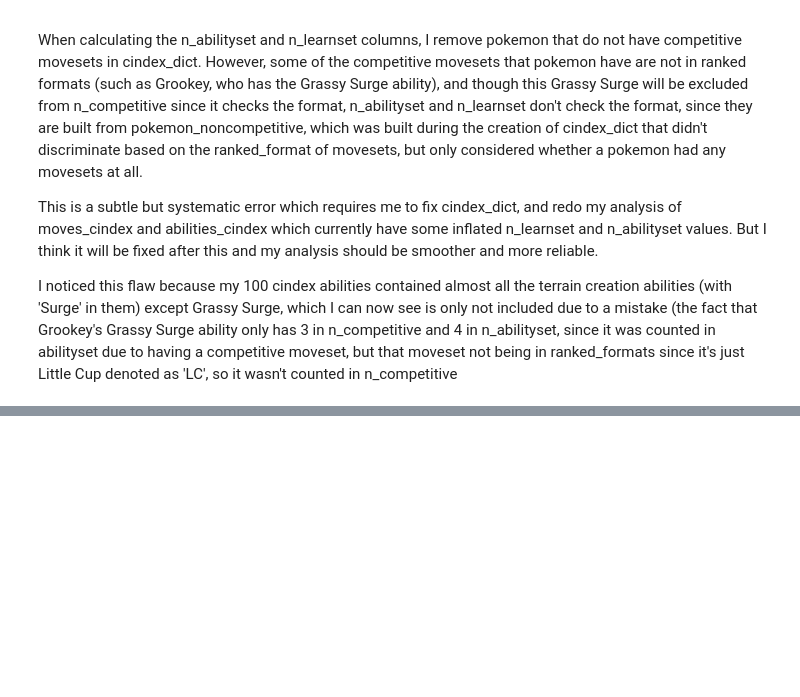
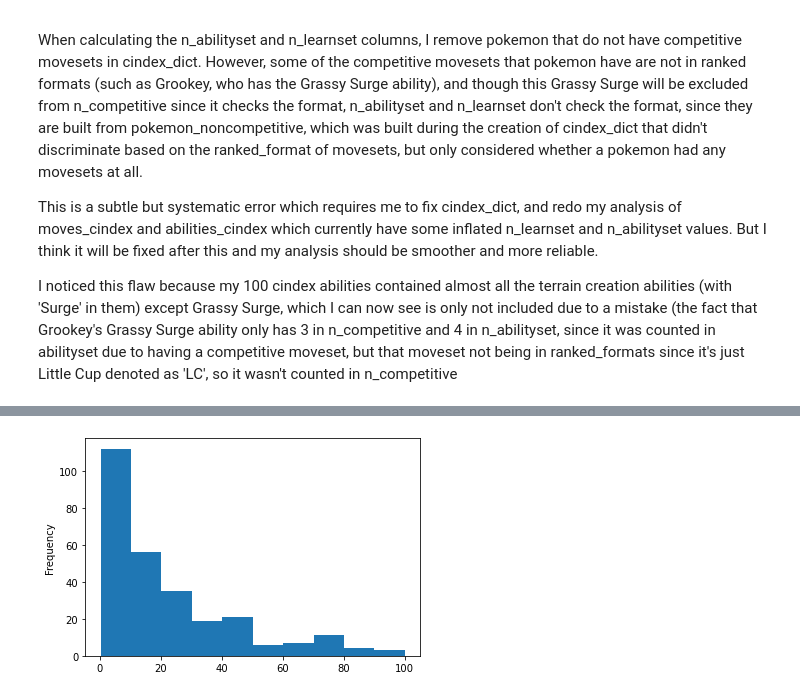
Before and after one commit to MZNewman/Springboard, a Jupyter notebook: SecondCapstone/EDA_experiments.ipynb, the cells around one changed output, grey strips where cells are left out. Cells and saved outputs as stored; diff of their text form; code cells hidden in the pictures; blank space fills up the shorter version.

```diff
--- a/SecondCapstone/EDA_experiments.ipynb
+++ b/SecondCapstone/EDA_experiments.ipynb
@@ -4667,0 +5523,30 @@ I noticed this flaw because my 100 cindex abilities contained almost all the ter
+# %%
+moves_cindex = pd.DataFrame(0, index=pokemon_learnsets_df.columns, columns=['n_learnset', 'n_competitive', 'cindex'])
+
+for pokemon, formatlist in cindex_dict.items():
+    already_checked = []
+    for formatdict in formatlist:
+        formatkey = next(iter(formatdict))
+        if formatkey not in ranked_formats:
+            continue
+        for movesetlist in formatdict.values():
+            for moveset in movesetlist:
+                moveset_name = [name for name in moveset.keys() if name != 'abilities'][0]
+                for move in moveset[moveset_name]:
+                    if move in dup_moves:
+                        move = dup_moves_df.loc[move, 'collapse']
+                    if move not in already_checked:
+                        moves_cindex.loc[move, 'n_competitive'] += 1
+                        already_checked.append(move)
+
+for move in pokemon_learnsets_df.columns:
+    moves_cindex.loc[move, 'n_learnset'] = pokemon_learnsets_df.drop(index=pokemon_noncompetitive)[move].sum()
+
+for move in moves_cindex.index:
+    moves_cindex.loc[move, 'power'] = moves_df.loc[move, 'power']
+    moves_cindex.loc[move, 'type'] = moves_df.loc[move, 'type']
+    moves_cindex.loc[move, 'category'] = moves_df.loc[move, 'category']
+
+moves_cindex['cindex'] = 100*(moves_cindex['n_competitive'] / moves_cindex['n_learnset'])
+
+moves_cindex
@@ -4667,0 +5755,3 @@ I noticed this flaw because my 100 cindex abilities contained almost all the ter
+# %%
+moves_cindex_distro = moves_cindex[moves_cindex['n_learnset'] > 2]
+moves_cindex_distro
@@ -4667,0 +5802,3 @@ I noticed this flaw because my 100 cindex abilities contained almost all the ter
+# %%
+cindex_distro = moves_cindex_distro.loc[moves_cindex_distro['cindex'] > 0, 'cindex']
+cindex_distro.describe(percentiles = [n/20 for n in range(1, 20)])
@@ -4667,0 +5823,5 @@ I noticed this flaw because my 100 cindex abilities contained almost all the ter
+# %%
+cindex_distro.plot.hist(by='cindex')
+plt.show()
+# %% [output]
+[figure, added]
```
Also changed, not shown: parts of 262 cells of this notebook, 1 other file.
